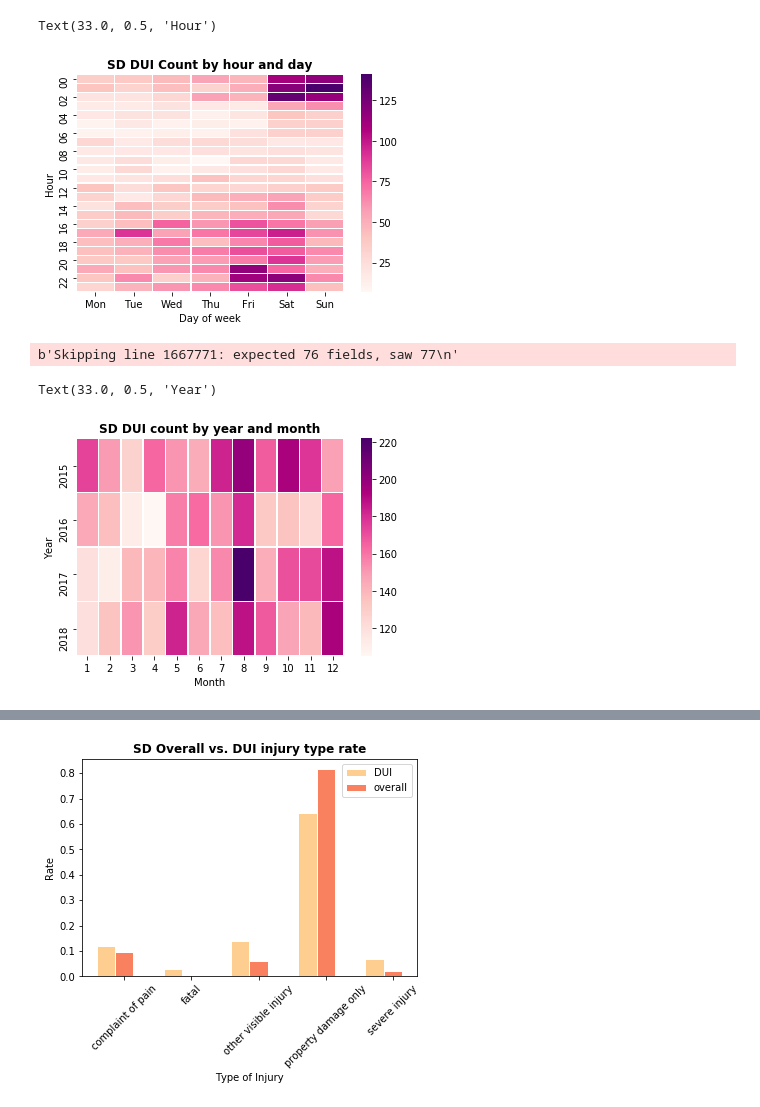
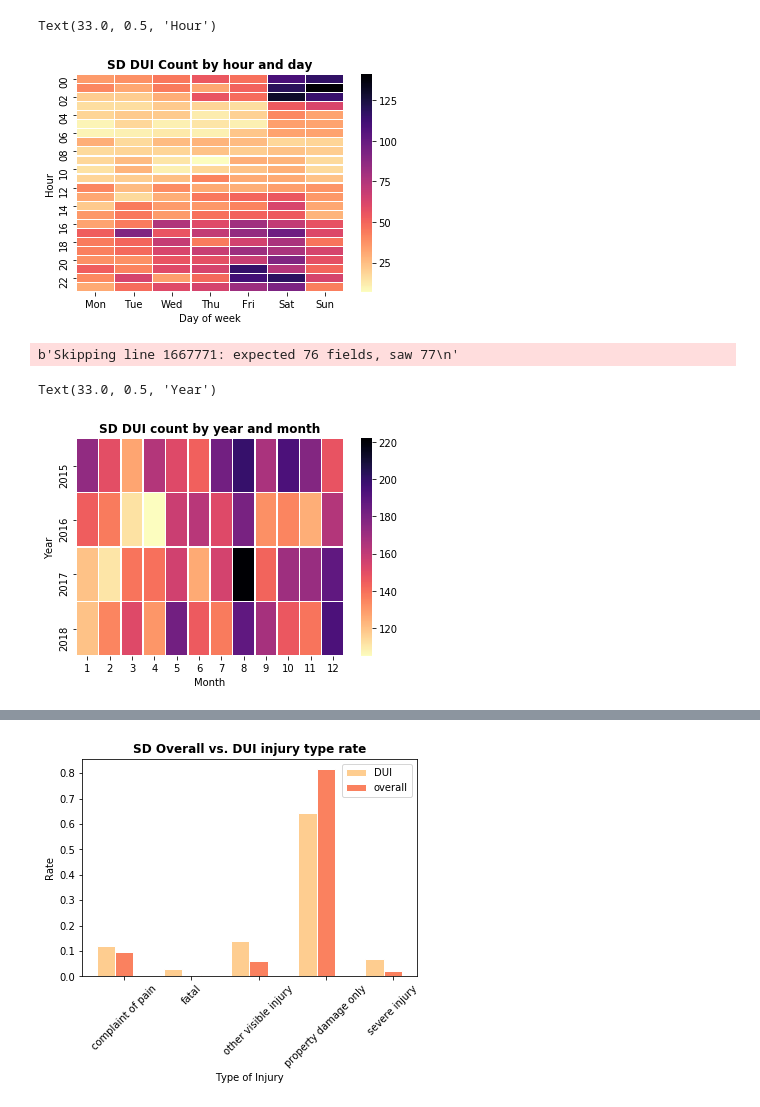
Before and after one commit to boh016/fair_policing, a Jupyter notebook: notebooks/SHAN_SD_COLLISION_EDA.ipynb, the cells around one changed output, grey strips where cells are left out. Drawn from its saved outputs; the diff is of its cells as text; code cells hidden in the pictures.

```diff
--- a/notebooks/SHAN_SD_COLLISION_EDA.ipynb
+++ b/notebooks/SHAN_SD_COLLISION_EDA.ipynb
@@ -62,7 +62,7 @@ restr_data_sd = heat_sd.groupby(['hour','dayofweek']).count()['AccidentSeqID'].u
 import seaborn as sns
 restr_data_sd = restr_data_sd[['Mon', 'Tue', 'Wed', 'Thu', 'Fri', 'Sat', 'Sun']]
 
-sns.heatmap(restr_data_sd, cmap="RdPu",linewidth=.25)
+sns.heatmap(restr_data_sd, cmap='magma_r',linewidth=.25)
 plt.title('SD DUI Count by hour and day',fontweight='bold')
 plt.xlabel('Day of week')
 plt.ylabel('Hour')
@@ -70,7 +70,7 @@ plt.ylabel('Hour')
 #new.groupby(['COLLISION_TIME','DAY_OF_WEEK']).count()['CASE_ID'].unstack()
 # %% [output]
 Text(33.0, 0.5, 'Hour')
-[figure, old version]
+[figure, new version]
 # %%
 colli=pd.read_csv('CollisionRecords.txt',sep=',',header=0,error_bad_lines=False)
 party=pd.read_csv('PartyRecords.txt',sep=',',header=0,error_bad_lines=False)
@@ -115,17 +115,17 @@ drug_ca=drug
 # %%
 heat4=drug_sd[['month','YEAR','AccidentSeqID']]
 restr_data4 = heat4.groupby(['YEAR','month']).count()['AccidentSeqID'].unstack()
 
 # Reordering columns
 #restr_data2 = restr_data2[['Mon', 'Tue', 'Wed', 'Thu', 'Fri', 'Sat', 'Sun']]
 restr_data4=restr_data4.iloc[0:4]
-sns.heatmap(restr_data4, cmap="RdPu",linewidths=.5)
+sns.heatmap(restr_data4, cmap="magma_r",linewidths=.5)
 plt.title('SD DUI count by year and month',fontweight='bold')
 plt.xlabel('Month')
 plt.ylabel('Year')
 # %% [output]
 Text(33.0, 0.5, 'Year')
-[figure, old version]
+[figure, new version]
 # %%
 from pylab import *
 
```
Also changed, not shown: parts of 1 cell of this notebook, 1 other file.
